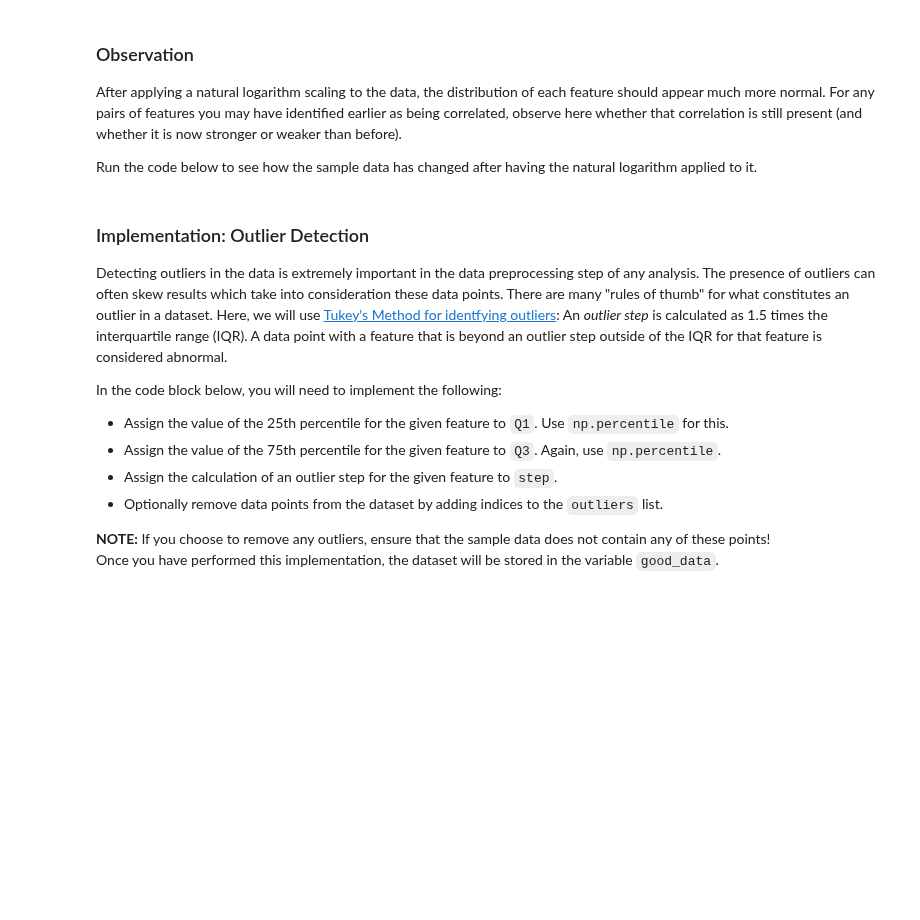
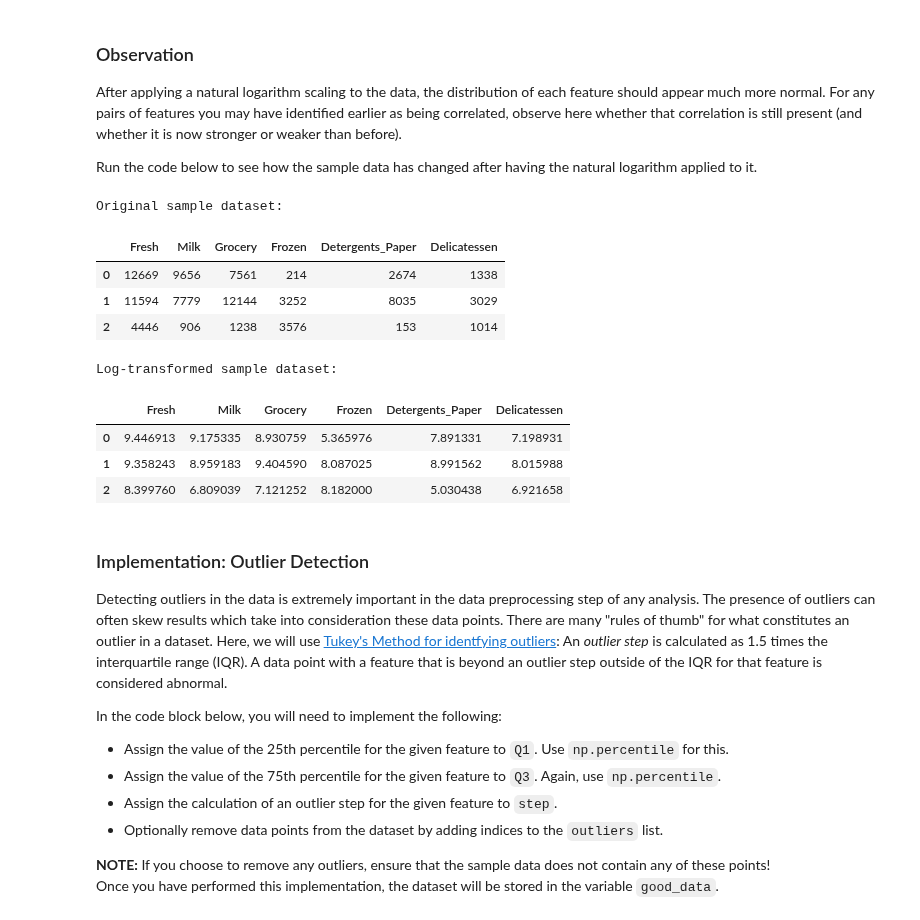
Before and after one commit to fellipetenorio/Nanodegree-Machine-Learning, a Jupyter notebook: customer_segments/customer_segments.ipynb, the cells around one changed output. Drawn from its saved outputs; the diff is of its cells as text; code cells hidden in the pictures; blank space fills up the shorter version.

```diff
--- a/customer_segments/customer_segments.ipynb
+++ b/customer_segments/customer_segments.ipynb
@@ -185,3 +184,21 @@ display(log_samples)
+# %%
+# Hint: Change the code to show both sample dataset (better to see)
+# Display the log-transformed sample data
+print "Original sample dataset:"
+display(samples)
+print "Log-transformed sample dataset:"
+display(log_samples)
+# %% [output]
+Original sample dataset:
+|  | Fresh | Milk | Grocery | Frozen | Detergents_Paper | Delicatessen |
+| 0 | 12669 | 9656 | 7561 | 214 | 2674 | 1338 |
+| 1 | 11594 | 7779 | 12144 | 3252 | 8035 | 3029 |
+| 2 | 4446 | 906 | 1238 | 3576 | 153 | 1014 |
+Log-transformed sample dataset:
+|  | Fresh | Milk | Grocery | Frozen | Detergents_Paper | Delicatessen |
+| 0 | 9.446913 | 9.175335 | 8.930759 | 5.365976 | 7.891331 | 7.198931 |
+| 1 | 9.358243 | 8.959183 | 9.404590 | 8.087025 | 8.991562 | 8.015988 |
+| 2 | 8.399760 | 6.809039 | 7.121252 | 8.182000 | 5.030438 | 6.921658 |
 # %% [markdown]
 ### Implementation: Outlier Detection
 Detecting outliers in the data is extremely important in the data preprocessing step of any analysis. The presence of outliers can often skew results which take into consideration these data points. There are many "rules of thumb" for what constitutes an outlier in a dataset. Here, we will use [Tukey's Method for identfying outliers](http://datapigtechnologies.com/blog/index.php/highlighting-outliers-in-your-data-with-the-tukey-method/): An *outlier step* is calculated as 1.5 times the interquartile range (IQR). A data point with a feature that is beyond an outlier step outside of the IQR for that feature is considered abnormal.
```
Also changed, not shown: parts of 4 cells of this notebook.
